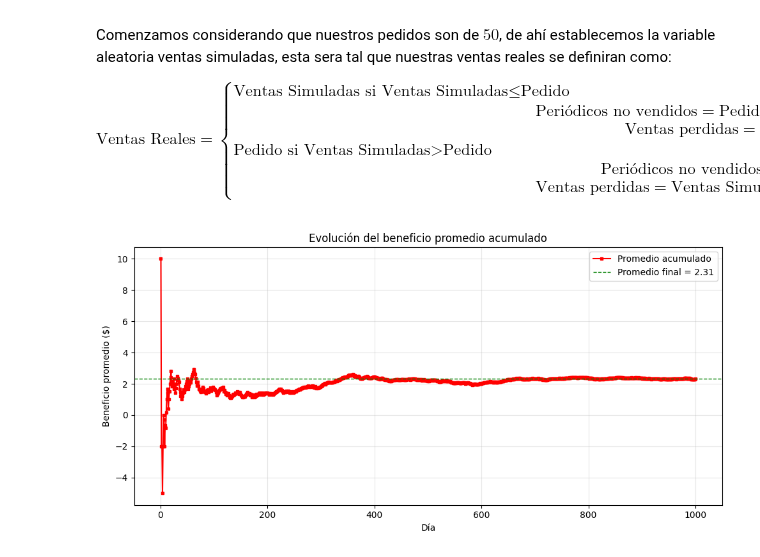
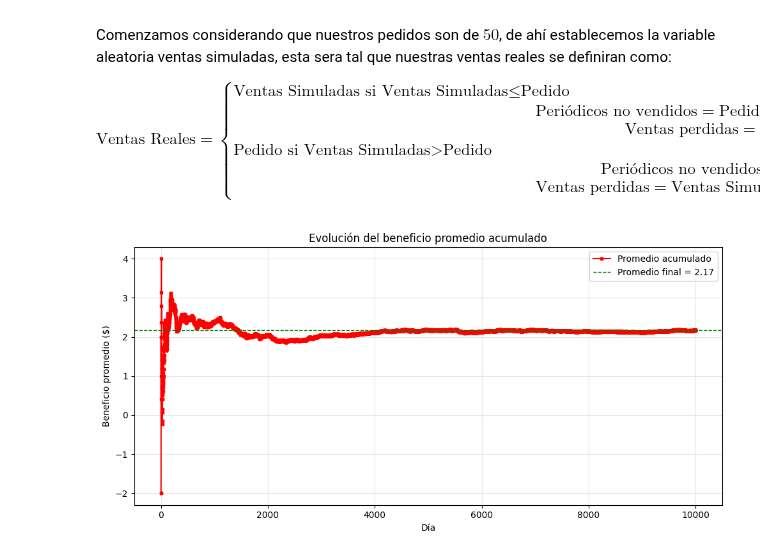
Before and after one commit to Ronaa-MX/simulacion-esfm, a Jupyter notebook: MetodologiaVentas.ipynb, the cells around one changed output. Saved outputs shown, nothing was run; the diff lists cells and outputs as text; code cells hidden in the pictures.

```diff
--- a/MetodologiaVentas.ipynb
+++ b/MetodologiaVentas.ipynb
@@ -27,6 +27,7 @@ import scipy.stats as scistats
 import matplotlib.pyplot as plot
 import random as rd
 # %%
+# Variable aleatoria
 def ventas_simuladas():
     random_sale = rd.random()
     match random_sale:
@@ -40,8 +41,8 @@ def ventas_simuladas():
             return 60
         case _:
             return 70
-
-def sim_beneficio(dias,pedido=50):
+# Experimento de beneficios por ventas simuladas
+def exp_beneficio(dias,pedido=50):
   # Coeficientes de la fórmula de beneficio
     PRECIO_VENTA = 1.10      # ingreso por periódico vendido
     COSTO_PEDIDO = 0.90      # costo por periódico pedido
@@ -75,19 +76,19 @@ def sim_beneficio(dias,pedido=50):
 
     return beneficios, promedios_beneficios
 # %%
-#Simulación
-days = 1000
-beneficios, promedios = sim_beneficio(days)
+#Experimento
+days = 10000
+beneficios, promedios = exp_beneficio(days)
 #Gráfica
 plot.figure(figsize=(10, 5))
 plot.plot(range(1, days+1), promedios, marker='s', linestyle='-', markersize=3, color='red', label='Promedio acumulado')
 plot.axhline(y=np.mean(beneficios), color='green', linestyle='--', linewidth=1, label=f'Promedio final = {np.mean(beneficios):.2f}')
 plot.xlabel('Día')
 plot.ylabel('Beneficio promedio ($)')
 plot.title('Evolución del beneficio promedio acumulado')
 plot.legend()
 plot.grid(True, alpha=0.3)
 plot.tight_layout()
 plot.show()
 # %% [output]
-[figure, old version]
+[figure, new version]
```
Also changed, not shown: parts of 4 cells of this notebook.
